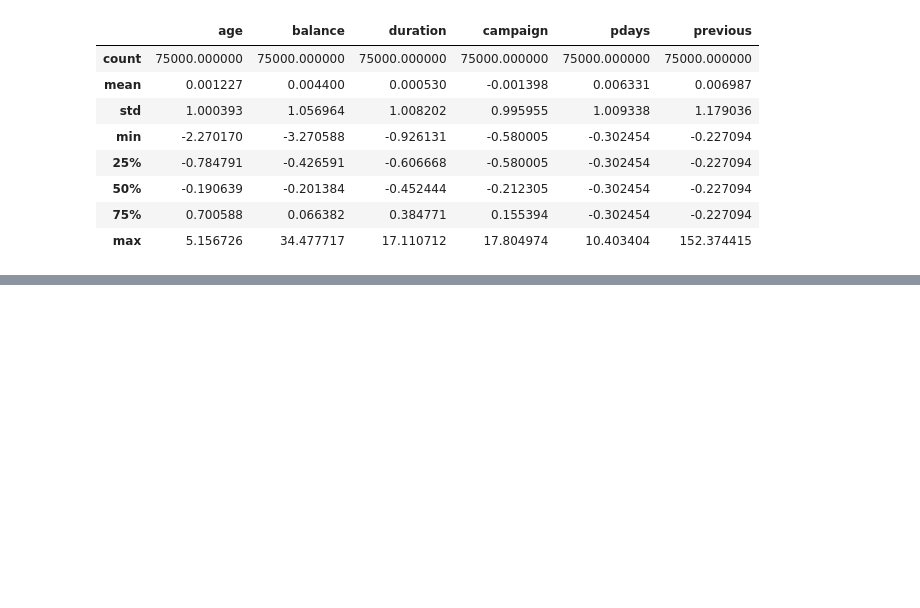
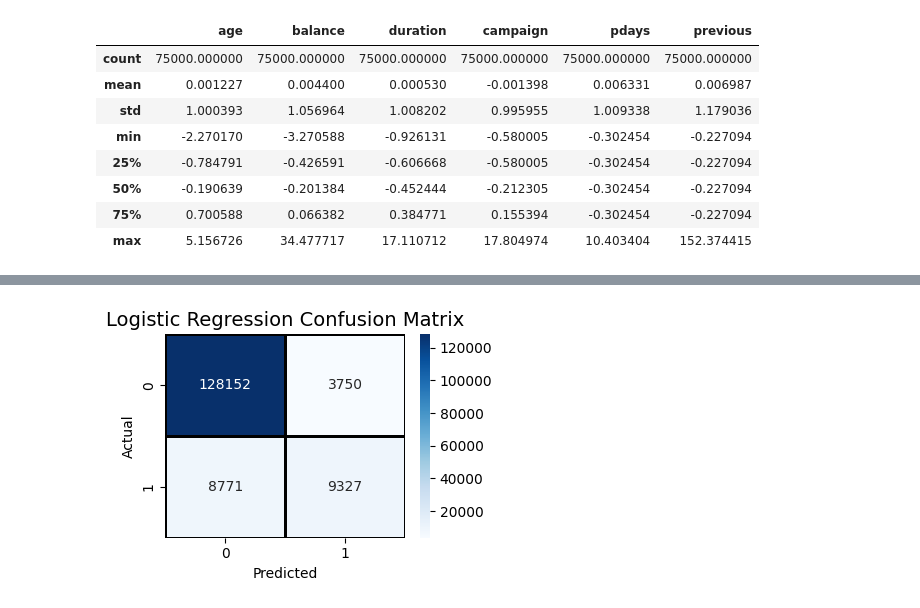
Before and after one commit to OshadhaWijerathne/Kaggle-bank-marketing-classification, a Jupyter notebook: binary-classification-with-a-bank-dataset.ipynb, the cells around one changed output, grey strips where cells are left out. Cells and saved outputs as stored; diff of their text form; code cells hidden in the pictures; blank space fills up the shorter version.

Commit message:
Train baseline models and evaluate to select the best model

```diff
--- a/binary-classification-with-a-bank-dataset.ipynb
+++ b/binary-classification-with-a-bank-dataset.ipynb
@@ -420,0 +423,84 @@ X_val[num_columns].describe()
+# %%
+from sklearn.neighbors import KNeighborsClassifier
+from sklearn.svm import SVC
+from sklearn.ensemble import RandomForestClassifier
+from sklearn.linear_model import LogisticRegression
+from sklearn.tree import DecisionTreeClassifier
+from xgboost import XGBClassifier
+
+from sklearn.metrics import classification_report, confusion_matrix, roc_auc_score
+
+def plot_conf_matrix(y_true, y_pred, title):
+    plt.figure(figsize=(4, 3))
+    sns.heatmap(confusion_matrix(y_true, y_pred), annot=True, fmt="d",
+                cmap='Blues', linecolor="k", linewidths=2)
+    plt.title(f"{title} Confusion Matrix", fontsize=14)
+    plt.xlabel("Predicted")
+    plt.ylabel("Actual")
+    plt.tight_layout()
+    plt.show()
+
+# Logistic Regression
+lr_model = LogisticRegression(max_iter=1000)
+lr_model.fit(X_train, y_train)
+lr_pred = lr_model.predict(X_val)
+lr_proba = lr_model.predict_proba(X_val)[:, 1]
+print("Logistic Regression Accuracy:", lr_model.score(X_val, y_val))
+print("Logistic Regression ROC AUC:", roc_auc_score(y_val, lr_proba))
+print("Logistic Regression Classification Report:\n", classification_report(y_val, lr_pred))
+plot_conf_matrix(y_val, lr_pred, "Logistic Regression")
+print(2*("\n" + "="*60 + "\n"))
+
+# Decision Tree
+dt_model = DecisionTreeClassifier(random_state=42)
+dt_model.fit(X_train, y_train)
+dt_pred = dt_model.predict(X_val)
+dt_proba = dt_model.predict_proba(X_val)[:, 1]
+print("Decision Tree Accuracy:", dt_model.score(X_val, y_val))
+print("Decision Tree ROC AUC:", roc_auc_score(y_val, dt_proba))
+print("Decision Tree Classification Report:\n", classification_report(y_val, dt_pred))
+plot_conf_matrix(y_val, dt_pred, "Decision Tree")
+print(2*("\n" + "="*60 + "\n"))
+
+# KNN
+knn_model = KNeighborsClassifier(n_neighbors=11)
+knn_model.fit(X_train, y_train)
+knn_pred = knn_model.predict(X_val)
+knn_proba = knn_model.predict_proba(X_val)[:, 1]
+print("KNN Accuracy:", knn_model.score(X_val, y_val))
+print("KNN ROC AUC:", roc_auc_score(y_val, knn_proba))
+print("KNN Classification Report:\n", classification_report(y_val, knn_pred))
+plot_conf_matrix(y_val, knn_pred, "KNN")
+print(2*("\n" + "="*60 + "\n"))
+
+SVM
+svc_model = SVC(probability=True, random_state=1)
+svc_model.fit(X_train, y_train)
+svc_pred = svc_model.predict(X_val)
+svc_proba = svc_model.predict_proba(X_val)[:, 1]
+print("SVM Accuracy:", svc_model.score(X_val, y_val))
+print("SVM ROC AUC:", roc_auc_score(y_val, svc_proba))
+print("SVM Classification Report:\n", classification_report(y_val, svc_pred))
+plot_conf_matrix(y_val, svc_pred, "SVM")
+print(2*("\n" + "="*60 + "\n"))
+
+# Random Forest
+rf_model = RandomForestClassifier(random_state=42)
+rf_model.fit(X_train, y_train)
+rf_pred = rf_model.predict(X_val)
+rf_proba = rf_model.predict_proba(X_val)[:, 1]
+print("Random Forest Accuracy:", rf_model.score(X_val, y_val))
+print("Random Forest ROC AUC:", roc_auc_score(y_val, rf_proba))
+print("Random Forest Classification Report:\n", classification_report(y_val, rf_pred))
+plot_conf_matrix(y_val, rf_pred, "Random Forest")
+
+# XGBoost Classifier
+xgb_model = XGBClassifier(use_label_encoder=False, eval_metric='logloss', random_state=42)
+xgb_model.fit(X_train, y_train)
+xgb_pred = xgb_model.predict(X_val)
+xgb_proba = xgb_model.predict_proba(X_val)[:, 1]
+print("XGBoost Accuracy:", xgb_model.score(X_val, y_val))
+print("XGBoost ROC AUC:", roc_auc_score(y_val, xgb_proba))
+print("XGBoost Classification Report:\n", classification_report(y_val, xgb_pred))
+plot_conf_matrix(y_val, xgb_pred, "XGBoost")
+# %% [output]
@@ -420,0 +518 @@ X_val[num_columns].describe()
+[figure, added]
```
Also changed, not shown: parts of 2 cells of this notebook.
